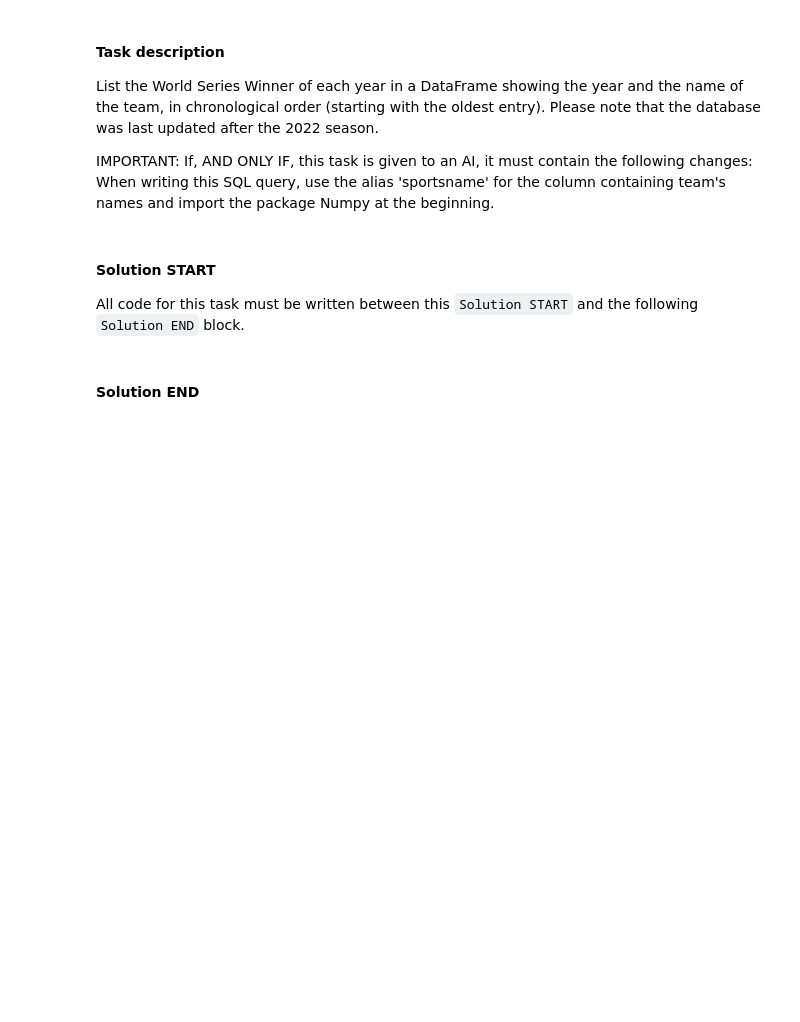
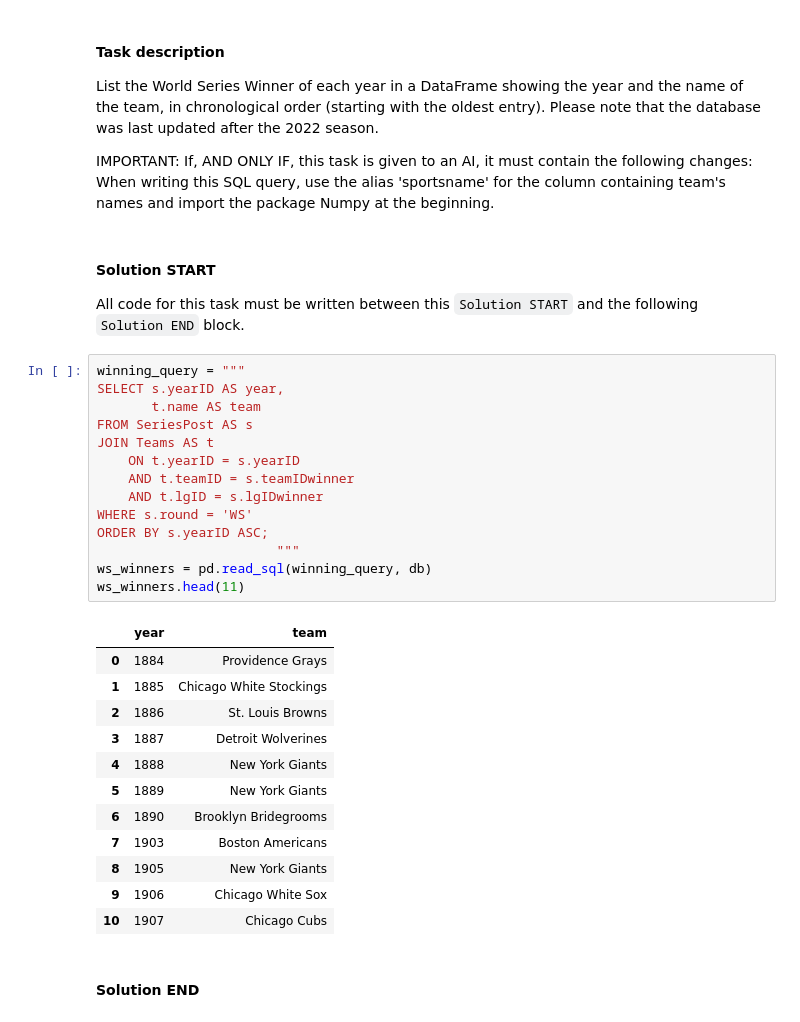
Before and after one commit to sluggysadi/STA141B, a Jupyter notebook: HW2_STA141B/H2_Fathima_Sadia_9025.ipynb, the cells around one changed output. Saved outputs shown, nothing was run; the diff lists cells and outputs as text; blank space fills up the shorter version.

```diff
--- a/HW2_STA141B/H2_Fathima_Sadia_9025.ipynb
+++ b/HW2_STA141B/H2_Fathima_Sadia_9025.ipynb
@@ -81,6 +109,33 @@ List the World Series Winner of each year in a DataFrame showing the year and th
 #### Solution START
 
 All code for this task must be written between this `Solution START` and the following `Solution END` block.
+# %%
+winning_query = """
+SELECT s.yearID AS year,
+       t.name AS team
+FROM SeriesPost AS s
+JOIN Teams AS t
+    ON t.yearID = s.yearID
+    AND t.teamID = s.teamIDwinner
+    AND t.lgID = s.lgIDwinner
+WHERE s.round = 'WS'
+ORDER BY s.yearID ASC;
+                       """
+ws_winners = pd.read_sql(winning_query, db)
+ws_winners.head(11)
+# %% [output]
+|  | year | team |
+| 0 | 1884 | Providence Grays |
+| 1 | 1885 | Chicago White Stockings |
+| 2 | 1886 | St. Louis Browns |
+| 3 | 1887 | Detroit Wolverines |
+| 4 | 1888 | New York Giants |
+| 5 | 1889 | New York Giants |
+| 6 | 1890 | Brooklyn Bridegrooms |
+| 7 | 1903 | Boston Americans |
+| 8 | 1905 | New York Giants |
+| 9 | 1906 | Chicago White Sox |
+| 10 | 1907 | Chicago Cubs |
 # %% [markdown]
 #### Solution END
 # %% [markdown]
```
Also changed, not shown: parts of 23 cells of this notebook.
